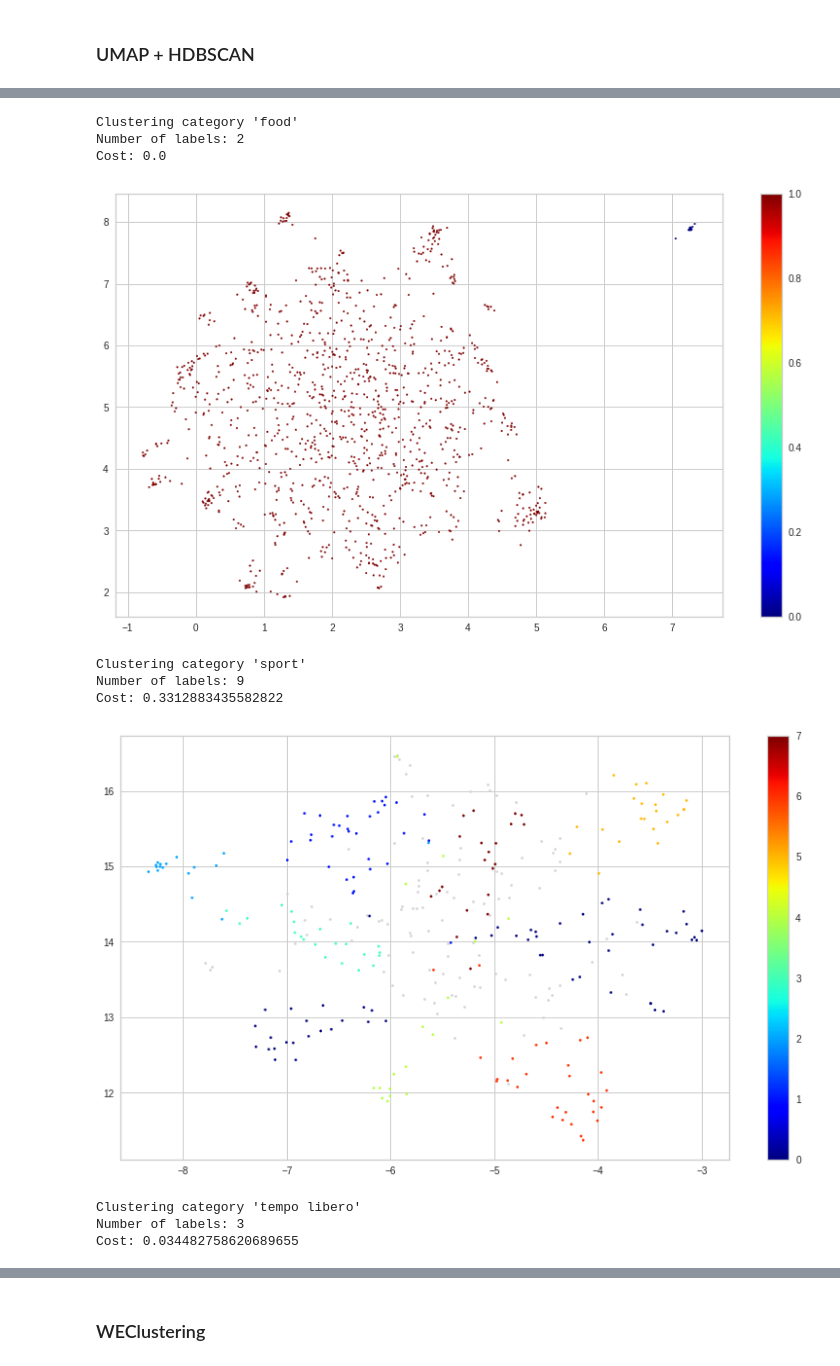
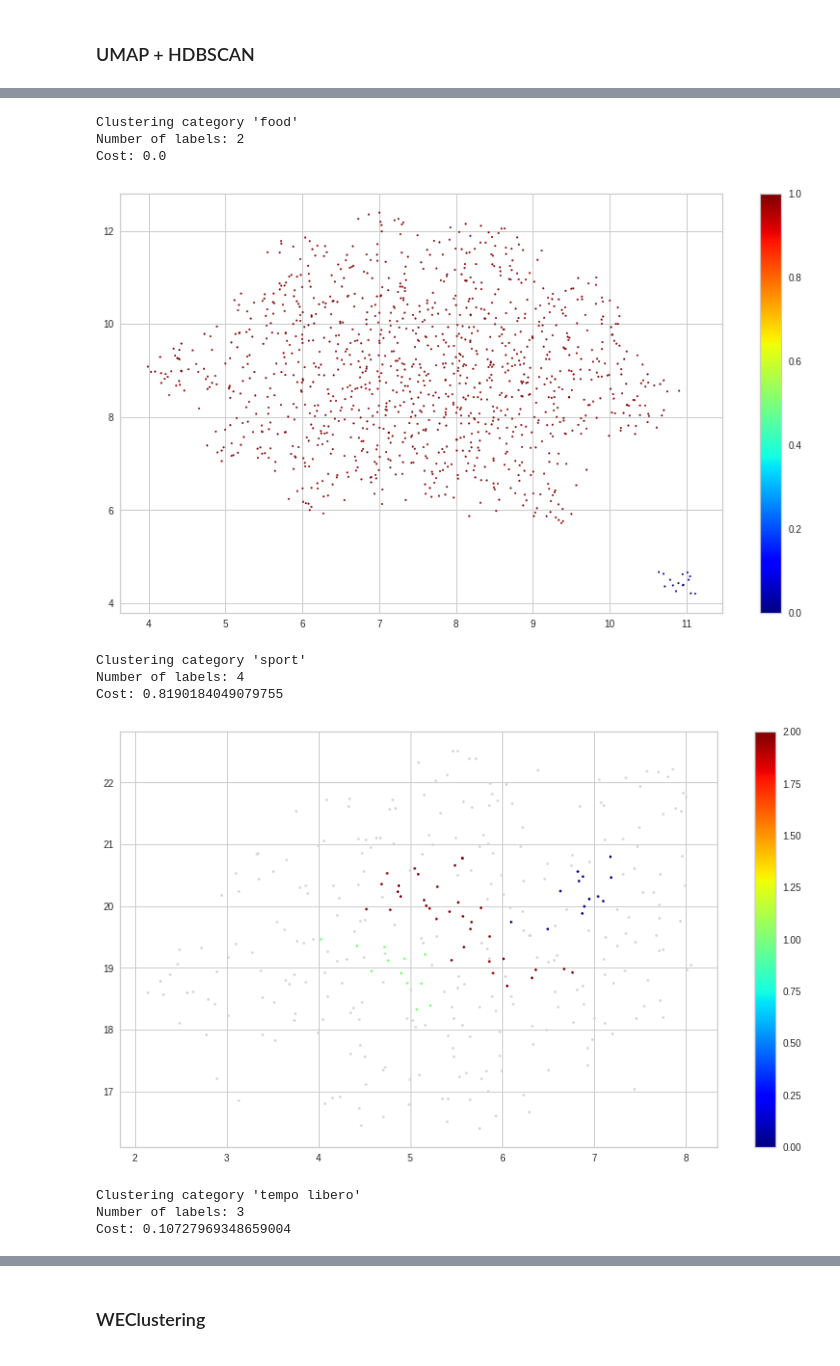
Before and after one commit to GianRomani/Notes, a Jupyter notebook: RecSys.ipynb, the cells around one changed output, grey strips where cells are left out. Saved outputs shown, nothing was run; the diff lists cells and outputs as text; code cells hidden in the pictures.

```diff
--- a/RecSys.ipynb
+++ b/RecSys.ipynb
@@ -865,6 +847,7 @@ def generate_clusters(message_embeddings,
                       n_neighbors:int,
                       n_components:int,
                       min_cluster_size:int,
+                      min_dist:float,
                       min_samples:int = None,
                       random_state:int = None):
     """
@@ -884,24 +867,31 @@ def generate_clusters(message_embeddings,
 
     umap_embeddings = (umap.UMAP(n_neighbors = n_neighbors,
                                 n_components = n_components,
-                                metric = 'cosine',
+                                #metric = 'cosine',
+                                min_dist = min_dist,
                                 random_state=random_state)
                             .fit_transform(message_embeddings))
 
     clusters = hdbscan.HDBSCAN(min_cluster_size = min_cluster_size,
                                min_samples = min_samples,
-                               metric='euclidean',
+                               #metric='euclidean',
                                gen_min_span_tree=True,
                                cluster_selection_method='eom').fit(umap_embeddings)
     return clusters
 # %%
-def compute_hdbscan_dict(embeddings:dict, categories:list):
+def compute_hdbscan_dict(embeddings:dict,
+                         categories:list,
+                         n_neighbors:int = 100,
+                         n_components:int = 2,
+                         min_cluster_size:int = 100,
+                         min_dist:float = 0.5):
+
   hdbscan_clusters = dict()
   for c in categories:
     print("Clustering category '{}'".format(c))
     try:
       if type(embeddings[c]) == list:
-        embeddings_cpu = torch.Tensor(len(embeddings[c]), 768)
+        embeddings_cpu = torch.Tensor(len(embeddings[c]), len(embeddings[c][0]))
         list_emb = [t.unsqueeze(0) for t in embeddings[c]]
         #print(embeddings_cpu.shape, list_emb[0].shape)
         embeddings_cpu = torch.cat(list_emb, dim=0)
@@ -910,17 +900,18 @@ def compute_hdbscan_dict(embeddings:dict, categories:list):
       else:
         encodings = embeddings[c]
       hdbscan_clusters[c] = generate_clusters(encodings,
-                                              n_neighbors = 30,
-                                              n_components = 2,
-                                              min_cluster_size = 10,
+                                              n_neighbors = n_neighbors,
+                                              n_components = n_components,
+                                              min_cluster_size = min_cluster_size,
+                                              min_dist = min_dist,
                                               random_state=42)
       labels_def, cost_def = score_clusters(hdbscan_clusters[c])
       print("Number of labels: {}".format(labels_def))
       print("Cost: {}".format(cost_def))
       plot_clusters(encodings,
                     hdbscan_clusters[c],
-                    n_neighbors = 15,
-                    min_dist = 0.1)
+                    n_neighbors = n_neighbors,
+                    min_dist = min_dist)
     except Exception as e:
       print("---> Cannot cluster category '{}' because of error:\n{}".format(c, e))
       #continue
@@ -956,4 +952,9 @@ Cost: 0.0
 # %%
-hdbscan_dict = compute_hdbscan_dict(tfidf_dict, categories)
+hdbscan_dict = compute_hdbscan_dict(tfidf_dict,
+                                    categories,
+                                    n_neighbors = 100,
+                                    n_components = 2,
+                                    min_cluster_size = 10,
+                                    min_dist=0.5)
 # %% [output]
 Clustering category 'aria aperta'
@@ -967,11 +968,11 @@ Cost: 0.4494949494949495
 Clustering category 'food'
 Number of labels: 2
 Cost: 0.0
-[figure, old version]
+[figure, new version]
 Clustering category 'sport'
-Number of labels: 9
-Cost: 0.3312883435582822
+Number of labels: 4
+Cost: 0.8190184049079755
-[figure, old version]
+[figure, new version]
 Clustering category 'tempo libero'
 Number of labels: 3
-Cost: 0.034482758620689655
+Cost: 0.10727969348659004
```
Also changed, not shown: parts of 124 cells of this notebook.
